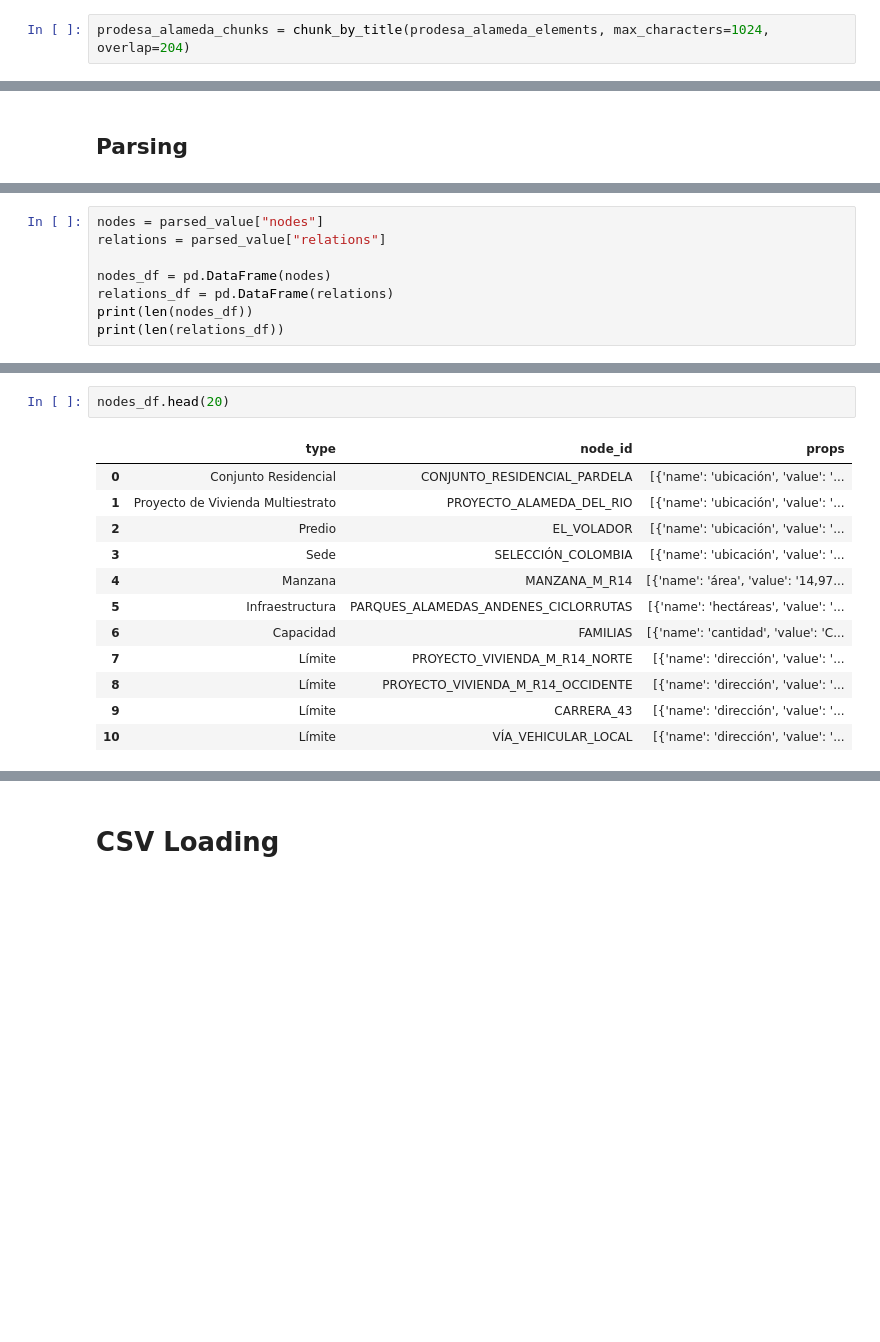
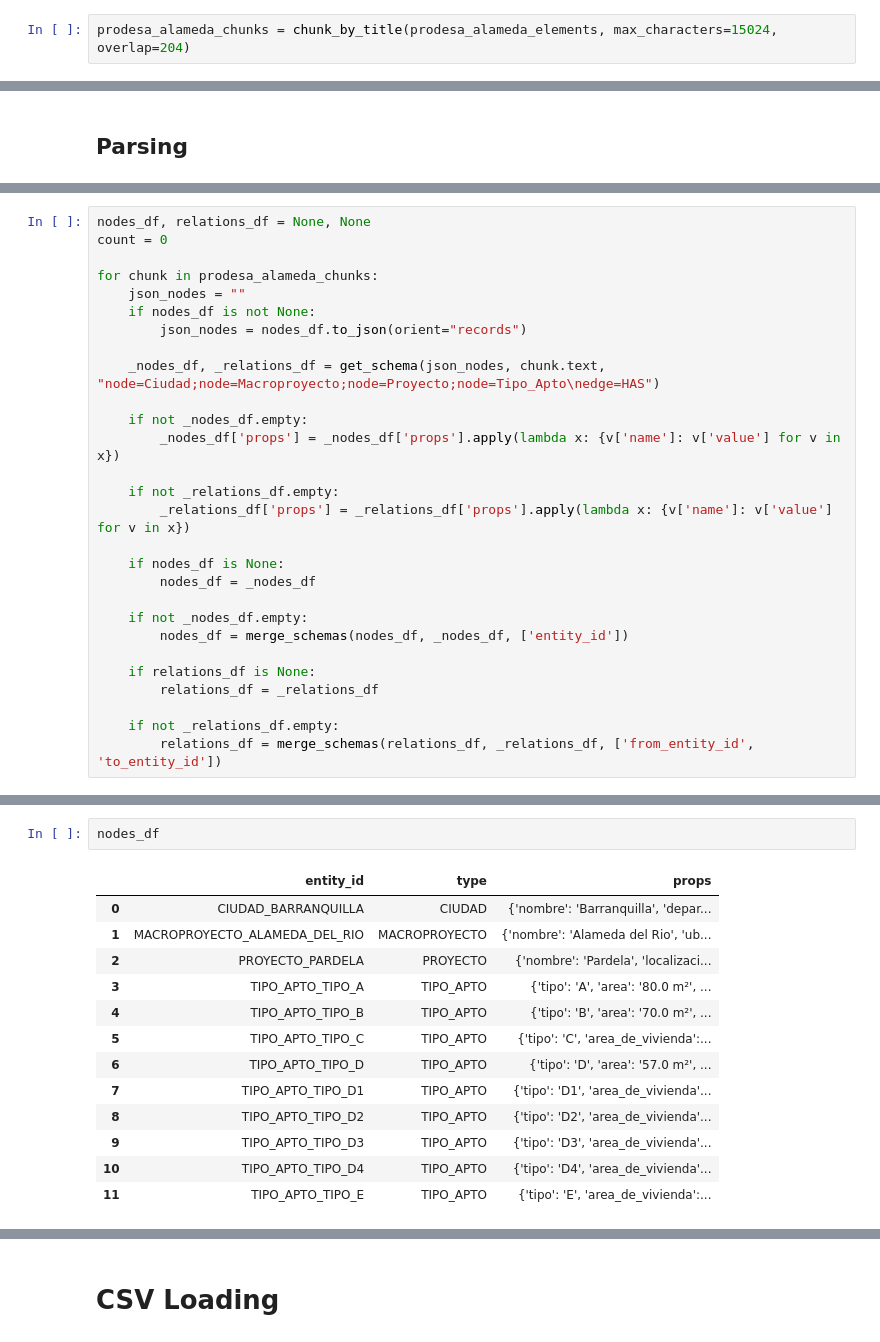
Before and after one commit to juanhenaoparra/unstructured-docs, a Jupyter notebook: parser.ipynb, the cells around one changed output, grey strips where cells are left out. Drawn from its saved outputs; the diff is of its cells as text; blank space fills up the shorter version.

```diff
--- a/parser.ipynb
+++ b/parser.ipynb
@@ -36,7 +36,7 @@ Some weights of the model checkpoint at microsoft/table-transformer-structure-re
 - This IS expected if you are initializing TableTransformerForObjectDetection from the checkpoint of a model trained on another task or with another architecture (e.g. initializing a BertForSequenceCl ...
 - This IS NOT expected if you are initializing TableTransformerForObjectDetection from the checkpoint of a model that you expect to be exactly identical (initializing a BertForSequenceClassification m ...
 # %%
-prodesa_alameda_chunks = chunk_by_title(prodesa_alameda_elements, max_characters=1024, overlap=204)
+prodesa_alameda_chunks = chunk_by_title(prodesa_alameda_elements, max_characters=15024, overlap=204)
 # %%
 print(prodesa_alameda_chunks[1].text)
 # %% [output]
@@ -96,8 +49,0 @@ print(parsed_extraction)
-# %%
-nodes = parsed_value["nodes"]
-relations = parsed_value["relations"]
-
-nodes_df = pd.DataFrame(nodes)
-relations_df = pd.DataFrame(relations)
-print(len(nodes_df))
-print(len(relations_df))
@@ -106,0 +104,28 @@ print(len(relations_df))
+# %%
+nodes_df, relations_df = None, None
+count = 0
+
+for chunk in prodesa_alameda_chunks:
+    json_nodes = ""
+    if nodes_df is not None:
+        json_nodes = nodes_df.to_json(orient="records")
+
+    _nodes_df, _relations_df = get_schema(json_nodes, chunk.text, "node=Ciudad;node=Macroproyecto;node=Proyecto;node=Tipo_Apto\nedge=HAS")
+
+    if not _nodes_df.empty:
+        _nodes_df['props'] = _nodes_df['props'].apply(lambda x: {v['name']: v['value'] for v in x})
+
+    if not _relations_df.empty:
+        _relations_df['props'] = _relations_df['props'].apply(lambda x: {v['name']: v['value'] for v in x})
+
+    if nodes_df is None:
+        nodes_df = _nodes_df
+
+    if not _nodes_df.empty:
+        nodes_df = merge_schemas(nodes_df, _nodes_df, ['entity_id'])
+
+    if relations_df is None:
+        relations_df = _relations_df
+
+    if not _relations_df.empty:
+        relations_df = merge_schemas(relations_df, _relations_df, ['from_entity_id', 'to_entity_id'])
@@ -107,16 +140,17 @@ print(len(relations_df))
 # %%
-nodes_df.head(20)
+nodes_df
 # %% [output]
-|  | type | node_id | props |
-| 0 | Conjunto Residencial | CONJUNTO_RESIDENCIAL_PARDELA | [{'name': 'ubicación', 'value': '... |
-| 1 | Proyecto de Vivienda Multiestrato | PROYECTO_ALAMEDA_DEL_RIO | [{'name': 'ubicación', 'value': '... |
-| 2 | Predio | EL_VOLADOR | [{'name': 'ubicación', 'value': '... |
-| 3 | Sede | SELECCIÓN_COLOMBIA | [{'name': 'ubicación', 'value': '... |
-| 4 | Manzana | MANZANA_M_R14 | [{'name': 'área', 'value': '14,97... |
-| 5 | Infraestructura | PARQUES_ALAMEDAS_ANDENES_CICLORRUTAS | [{'name': 'hectáreas', 'value': '... |
-| 6 | Capacidad | FAMILIAS | [{'name': 'cantidad', 'value': 'C... |
-| 7 | Límite | PROYECTO_VIVIENDA_M_R14_NORTE | [{'name': 'dirección', 'value': '... |
-| 8 | Límite | PROYECTO_VIVIENDA_M_R14_OCCIDENTE | [{'name': 'dirección', 'value': '... |
-| 9 | Límite | CARRERA_43 | [{'name': 'dirección', 'value': '... |
-| 10 | Límite | VÍA_VEHICULAR_LOCAL | [{'name': 'dirección', 'value': '... |
+|  | entity_id | type | props |
+| 0 | CIUDAD_BARRANQUILLA | CIUDAD | {'nombre': 'Barranquilla', 'depar... |
+| 1 | MACROPROYECTO_ALAMEDA_DEL_RIO | MACROPROYECTO | {'nombre': 'Alameda del Rio', 'ub... |
+| 2 | PROYECTO_PARDELA | PROYECTO | {'nombre': 'Pardela', 'localizaci... |
+| 3 | TIPO_APTO_TIPO_A | TIPO_APTO | {'tipo': 'A', 'area': '80.0 m²', ... |
+| 4 | TIPO_APTO_TIPO_B | TIPO_APTO | {'tipo': 'B', 'area': '70.0 m²', ... |
+| 5 | TIPO_APTO_TIPO_C | TIPO_APTO | {'tipo': 'C', 'area_de_vivienda':... |
+| 6 | TIPO_APTO_TIPO_D | TIPO_APTO | {'tipo': 'D', 'area': '57.0 m²', ... |
+| 7 | TIPO_APTO_TIPO_D1 | TIPO_APTO | {'tipo': 'D1', 'area_de_vivienda'... |
+| 8 | TIPO_APTO_TIPO_D2 | TIPO_APTO | {'tipo': 'D2', 'area_de_vivienda'... |
+| 9 | TIPO_APTO_TIPO_D3 | TIPO_APTO | {'tipo': 'D3', 'area_de_vivienda'... |
+| 10 | TIPO_APTO_TIPO_D4 | TIPO_APTO | {'tipo': 'D4', 'area_de_vivienda'... |
+| 11 | TIPO_APTO_TIPO_E | TIPO_APTO | {'tipo': 'E', 'area_de_vivienda':... |
 # %%
```
Also changed, not shown: parts of 12 cells of this notebook, 4 other files.
